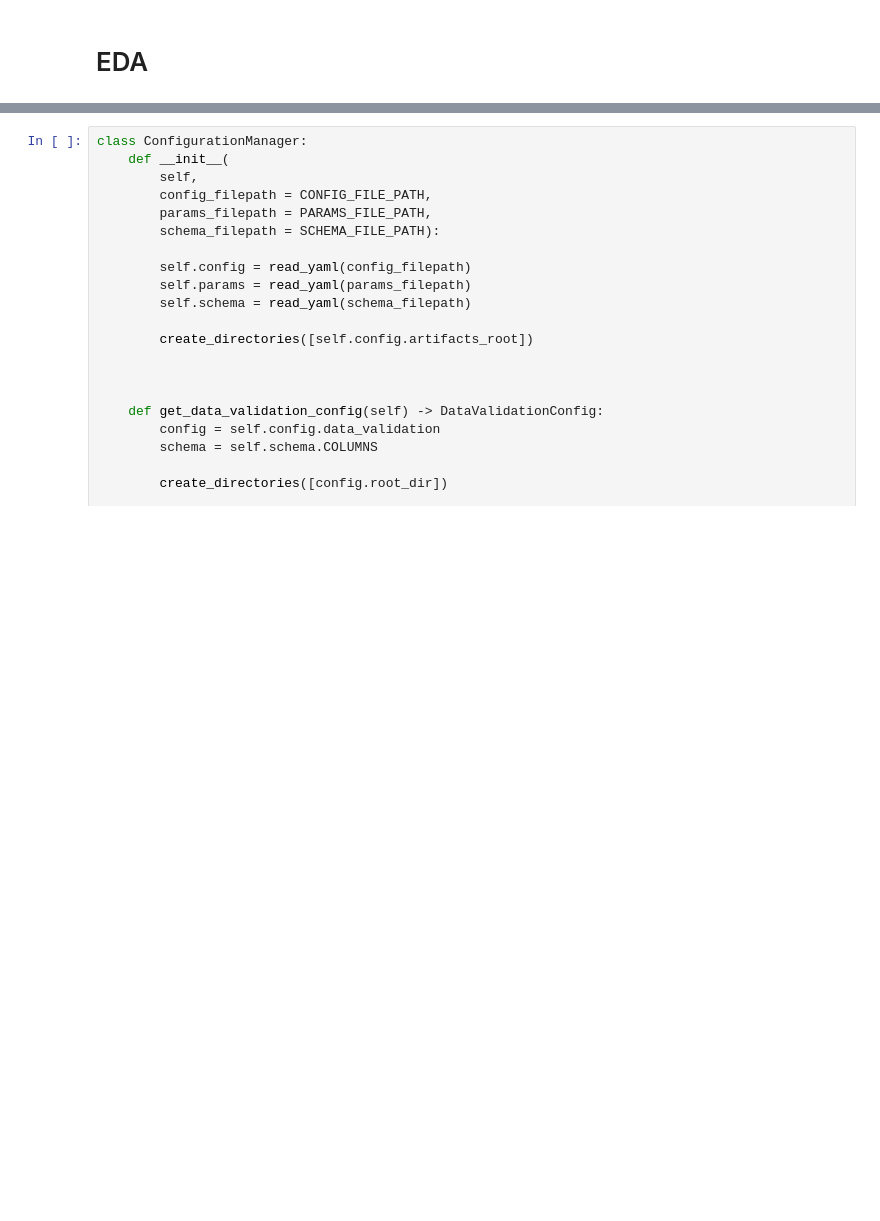
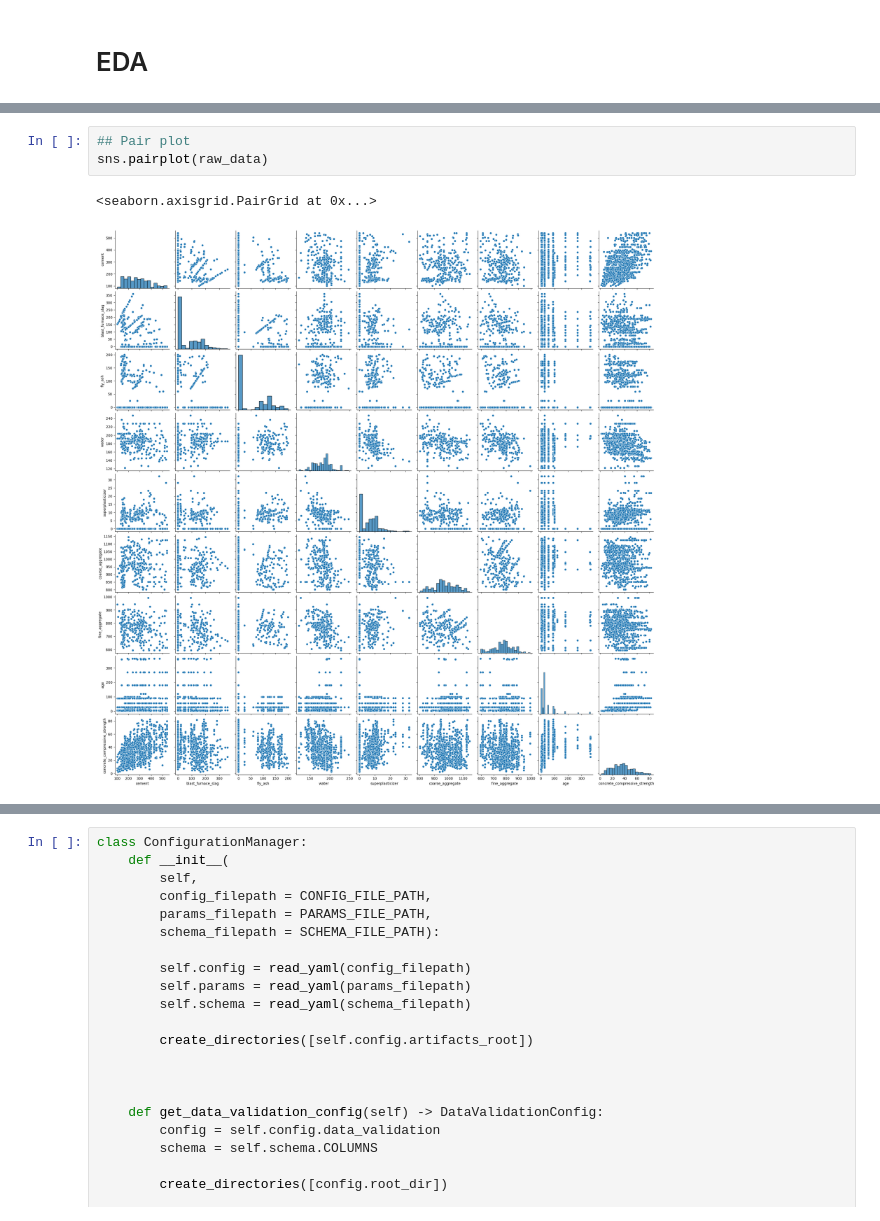
Before and after one commit to rutvikjoshi63/INeuron_Internship, a Jupyter notebook: research/02_data_validation.ipynb, the cells around one changed output, grey strips where cells are left out. Saved outputs shown, nothing was run; the diff lists cells and outputs as text; blank space fills up the shorter version.

```diff
--- a/research/02_data_validation.ipynb
+++ b/research/02_data_validation.ipynb
@@ -241,0 +250,6 @@ data.columns
+# %%
+## Pair plot
+sns.pairplot(raw_data)
+# %% [output]
+<seaborn.axisgrid.PairGrid at 0x...>
+[figure, added]
```
Also changed, not shown: parts of 18 cells of this notebook, 7 other files.
